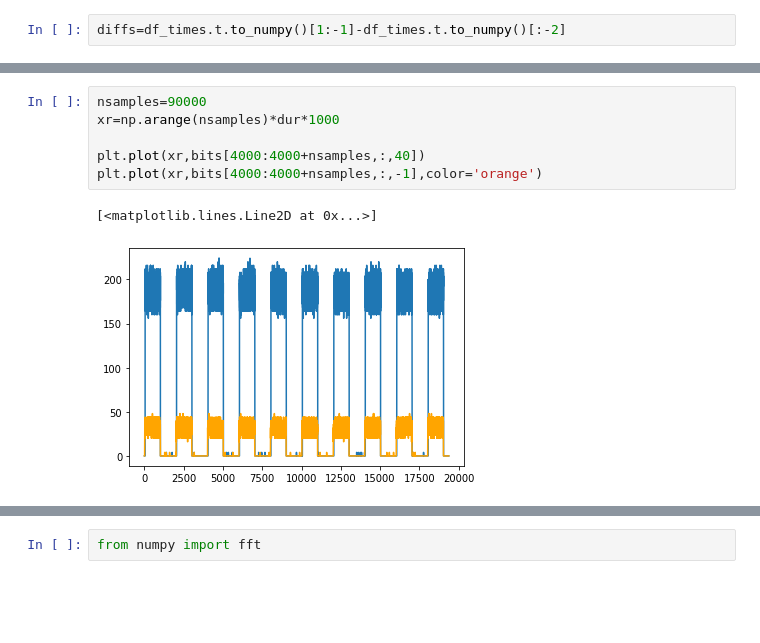
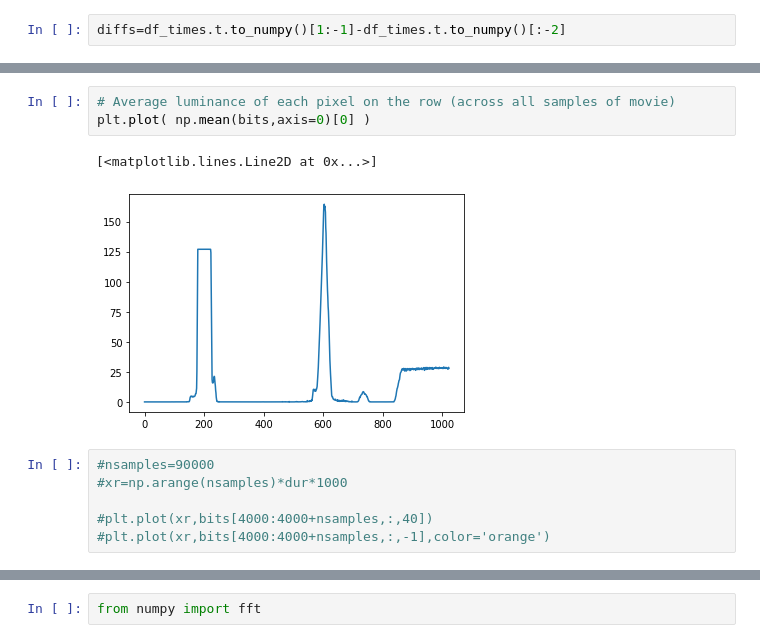
Before and after one commit to dcoates/basler_grab, a Jupyter notebook: proc_flash.ipynb, the cells around one changed output, grey strips where cells are left out. Saved outputs shown, nothing was run; the diff lists cells and outputs as text; blank space fills up the shorter version.

```diff
--- a/proc_flash.ipynb
+++ b/proc_flash.ipynb
@@ -38,9 +45,12 @@ dur
+# %%
+# Average luminance of each pixel on the row (across all samples of movie)
+plt.plot( np.mean(bits,axis=0)[0] )
+# %% [output]
+[<matplotlib.lines.Line2D at 0x...>]
+[figure, added]
 # %%
-nsamples=90000
-xr=np.arange(nsamples)*dur*1000
+#nsamples=90000
+#xr=np.arange(nsamples)*dur*1000
 
-plt.plot(xr,bits[4000:4000+nsamples,:,40])
-plt.plot(xr,bits[4000:4000+nsamples,:,-1],color='orange')
+#plt.plot(xr,bits[4000:4000+nsamples,:,40])
+#plt.plot(xr,bits[4000:4000+nsamples,:,-1],color='orange')
-# %% [output]
-[<matplotlib.lines.Line2D at 0x...>]
-[figure, removed]
```
Also changed, not shown: parts of 28 cells of this notebook, 4 other files.
